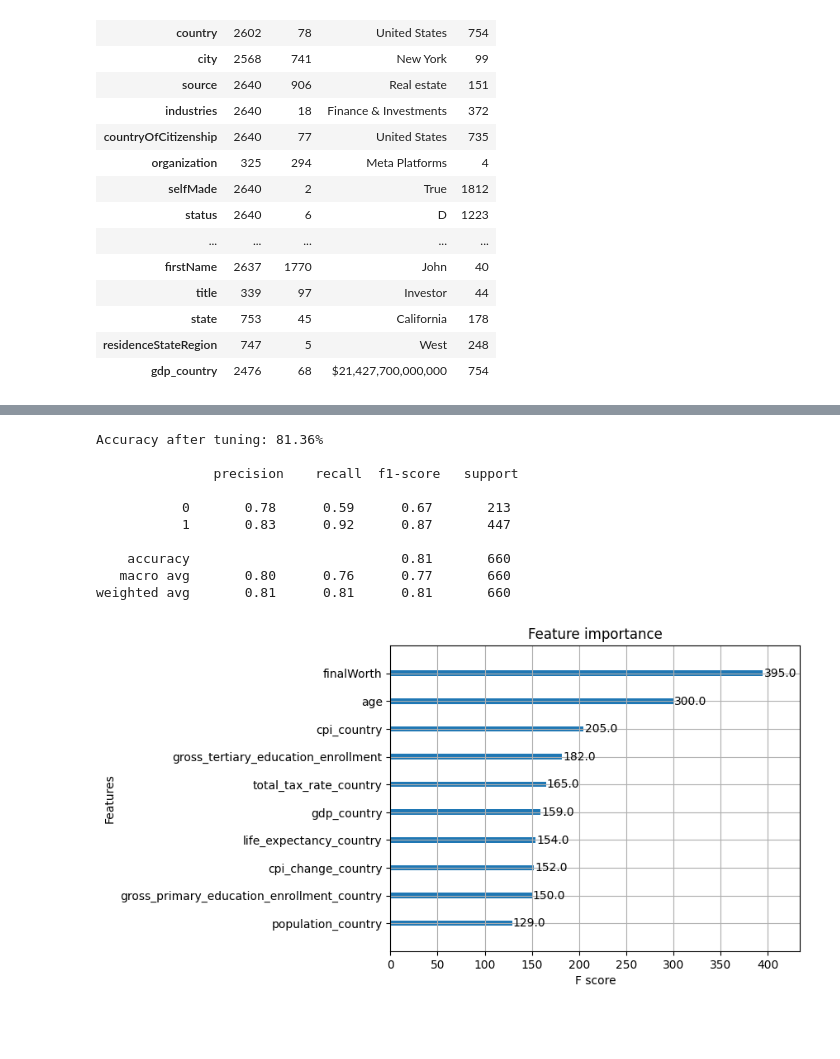
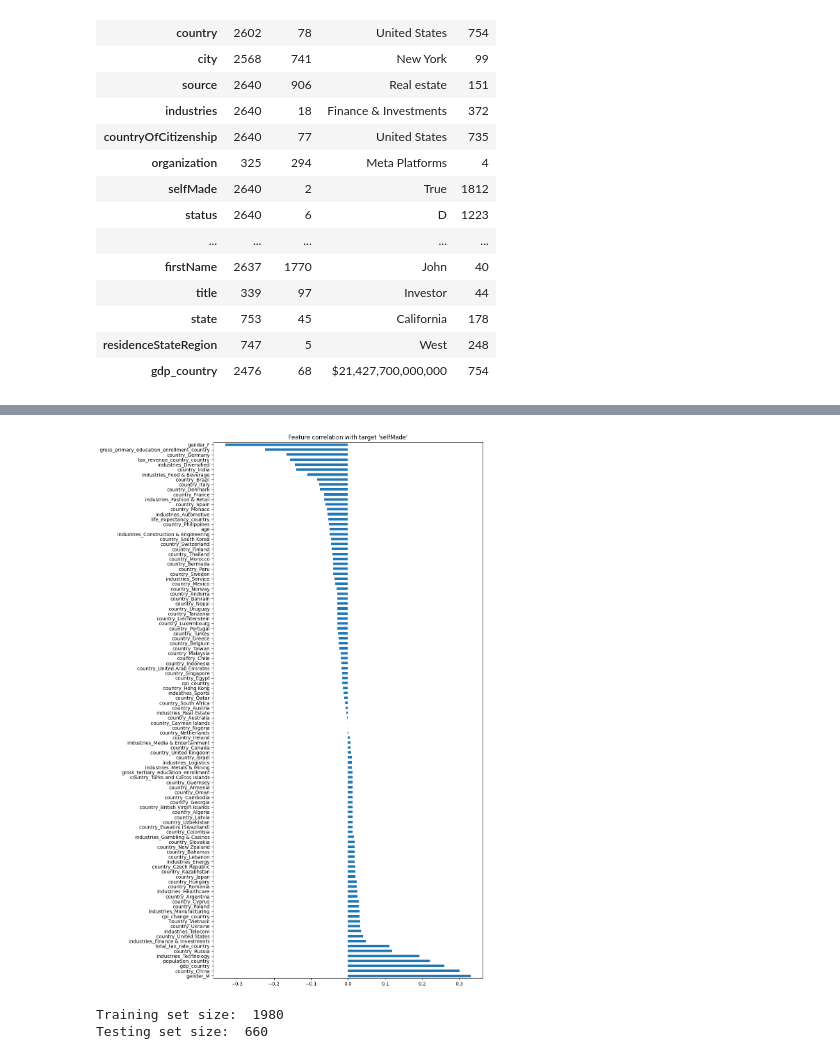
Before and after one commit to chalseoko/feature-selection-indicators-of-wealth, a Jupyter notebook: feature-selection-wealth-indicators-us-vs-world.ipynb, the cells around one changed output, grey strips where cells are left out. Cells and saved outputs as stored; diff of their text form; code cells hidden in the pictures; blank space fills up the shorter version.

```diff
--- a/feature-selection-wealth-indicators-us-vs-world.ipynb
+++ b/feature-selection-wealth-indicators-us-vs-world.ipynb
@@ -82,9 +82,9 @@ Numerical Data Summary:
 | latitude_country | 2476.0 | 3.490359e+01 | 1.700350e+01 | -40.900557 | 3.709024e+01 | 6.192411e+01 |
 | longitude_country | 2476.0 | 1.258316e+01 | 8.676299e+01 | -106.346771 | 1.045153e+01 | 1.748860e+02 |
 # %%
-# Dropping columns not useful for analysis, or not worth encoding in model
-wealth_df = df.drop(["rank", "personName", "source", "organization", "title", "status", "birthDate", "birthYear", "firstName", "lastName",
-                    "longitude_country", "latitude_country", "birthMonth", "birthDay", "residenceStateRegion"], axis=1)
+# Dropping columns not useful for analysis, or not worth encoding in model (too many categories, or missing values, are too similar to another row, etc.)
+wealth_df = df.drop(["rank", "personName", "organization", "status", "source", "birthDate", "birthYear", "firstName", "lastName", "category", "countryOfCitizenship",
+                    "longitude_country", "latitude_country", "birthMonth", "birthDay", "city", "state", "residenceStateRegion", "title"], axis=1)
 wealth_df['gdp_country'] = wealth_df['gdp_country'].str.replace('$','').replace(',','', regex=True).astype(float)
 
 print("Numerical Features:")
@@ -117,19 +135,18 @@ Name: count, dtype: int64
 # %%
-x = wealth_df.drop(columns=['selfMade'])
-y = wealth_df.selfMade.astype('int')
+x = wealth_df.drop(columns=["selfMade"])
+y = wealth_df.selfMade
 
+# Normalize/scale data
 transformer = make_column_transformer(
     (StandardScaler(), numerical_features),
-    (OneHotEncoder(handle_unknown='ignore'), categorical_features), sparse_threshold=0)
+    (OneHotEncoder(), categorical_features), sparse_threshold=0)
 transformed_data = transformer.fit_transform(x)
 
 feature_names = [name.split("__")[-1] for name in transformer.get_feature_names_out()]
-X = pd.DataFrame(transformed_data, columns=feature_names)
-X_train, X_test, y_train, y_test = train_test_split(X, y, test_size=0.25, random_state=42)
+X = pd.DataFrame(transformed_data, columns=feature_names).drop(columns=['country_nan'])
 
-print("Training set size: ", len(X_train))
-print("Testing set size: ", len(X_test))
+print("# Features: {0}".format(len(X.columns)))
 
-print("\nSelf made billionaires: ", len(wealth_df[wealth_df.selfMade == 1]))
-print("Inherited billionaires: ", len(wealth_df[wealth_df.selfMade == 0]))
+print("\nSelf made: ", len(wealth_df[wealth_df.selfMade == 1]))
+print("Inherited: ", len(wealth_df[wealth_df.selfMade == 0]))
 # %% [output]
@@ -213,23 +156,0 @@ Best trial:
-# %%
-# Re-fit the model with the optimized parameters
-params = trial.params
-
-model = xgb.XGBClassifier(**params)
-model.fit(X_train, y_train)
-
-y_pred = model.predict(X_test)
-accuracy = accuracy_score(y_test, y_pred)
-
-print("Accuracy after tuning: %.2f%%" % (accuracy * 100.0))
-print("\n",classification_report(y_test, y_pred))
-# %% [output]
-Accuracy after tuning: 81.36%
-
-               precision    recall  f1-score   support
-
-           0       0.78      0.59      0.67       213
-           1       0.83      0.92      0.87       447
-
-    accuracy                           0.81       660
-   macro avg       0.80      0.76      0.77       660
-weighted avg       0.81      0.81      0.81       660
@@ -239,6 +157,17 @@ weighted avg       0.81      0.81      0.81       660
-# %%
-#Parameter tuning then re-run xgboost analysis with best params and take top ten mos timportance features
-xgb.plot_importance(model, max_num_features=10)
-plt.show()
-# %% [output]
-[figure, removed]
+# %%
+corr_data = X.join(y)
+corr_matrix = corr_data[corr_data.columns[1:]].corr()['selfMade'][:].sort_values(ascending=False)
+corr_matrix.drop('selfMade', inplace=True)
+
+corr_matrix.plot(title="Feature correlation with target 'selfMade'", kind='barh', figsize=(10, 20))
+plt.show()
+# %% [output]
+[figure, added]
+# %%
+X_train, X_test, y_train, y_test = train_test_split(X, y, test_size=0.25, random_state=42)
+
+print("Training set size: ", len(X_train))
+print("Testing set size: ", len(X_test))
+# %% [output]
+Training set size:  1980
+Testing set size:  660
```
Also changed, not shown: parts of 18 cells of this notebook.
